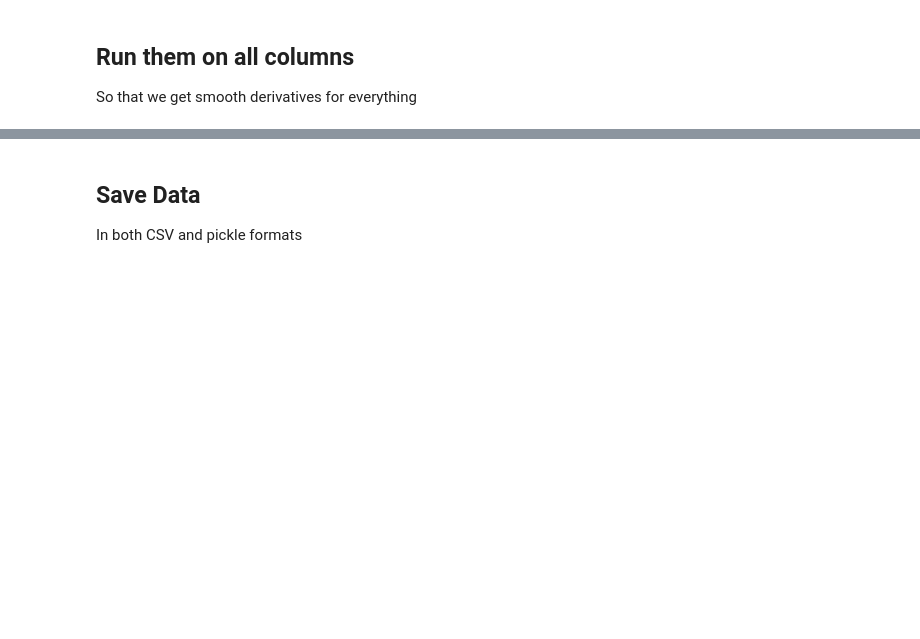
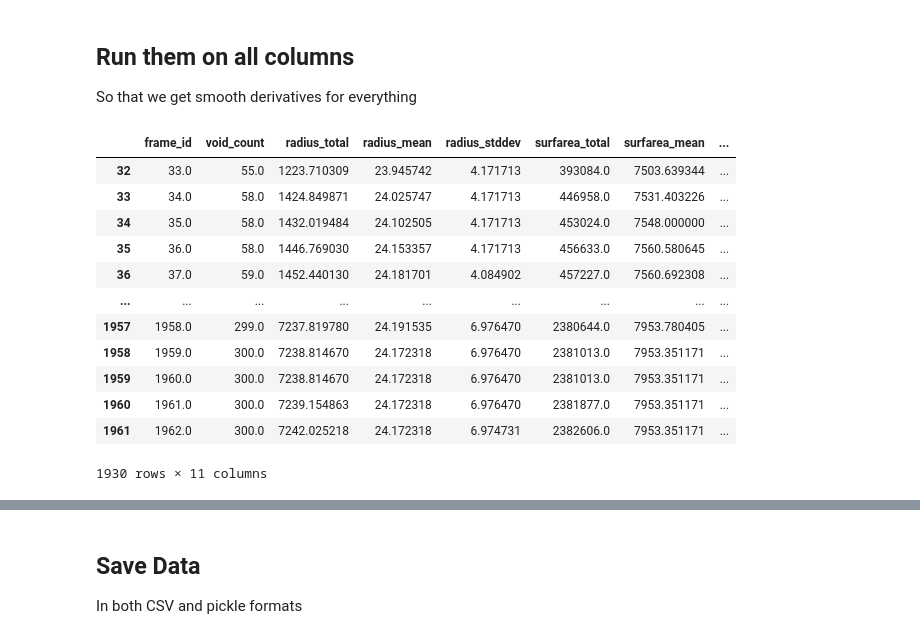
Before and after one commit to ivem-argonne/learning-damage-dynamics, a Jupyter notebook: 1_smooth-and-compute-derivatives.ipynb, the cells around one changed output, grey strips where cells are left out. Saved outputs shown, nothing was run; the diff lists cells and outputs as text; code cells hidden in the pictures; blank space fills up the shorter version.

```diff
--- a/1_smooth-and-compute-derivatives.ipynb
+++ b/1_smooth-and-compute-derivatives.ipynb
@@ -87,4 +87,20 @@ for c in tqdm(data_cols):
 
     # Compute derivatives of the smoothed data
     smooth_data[f'{c}_dt'] = spline.derivative(1)(data['frame_id'])
+# %%
+data
+# %% [output]
+|  | frame_id | void_count | radius_total | radius_mean | radius_stddev | surfarea_total | surfarea_mean | ... |
+| 32 | 33.0 | 55.0 | 1223.710309 | 23.945742 | 4.171713 | 393084.0 | 7503.639344 | ... |
+| 33 | 34.0 | 58.0 | 1424.849871 | 24.025747 | 4.171713 | 446958.0 | 7531.403226 | ... |
+| 34 | 35.0 | 58.0 | 1432.019484 | 24.102505 | 4.171713 | 453024.0 | 7548.000000 | ... |
+| 35 | 36.0 | 58.0 | 1446.769030 | 24.153357 | 4.171713 | 456633.0 | 7560.580645 | ... |
+| 36 | 37.0 | 59.0 | 1452.440130 | 24.181701 | 4.084902 | 457227.0 | 7560.692308 | ... |
+| ... | ... | ... | ... | ... | ... | ... | ... | ... |
+| 1957 | 1958.0 | 299.0 | 7237.819780 | 24.191535 | 6.976470 | 2380644.0 | 7953.780405 | ... |
+| 1958 | 1959.0 | 300.0 | 7238.814670 | 24.172318 | 6.976470 | 2381013.0 | 7953.351171 | ... |
+| 1959 | 1960.0 | 300.0 | 7238.814670 | 24.172318 | 6.976470 | 2381013.0 | 7953.351171 | ... |
+| 1960 | 1961.0 | 300.0 | 7239.154863 | 24.172318 | 6.976470 | 2381877.0 | 7953.351171 | ... |
+| 1961 | 1962.0 | 300.0 | 7242.025218 | 24.172318 | 6.974731 | 2382606.0 | 7953.351171 | ... |
+1930 rows × 11 columns
 # %%
```
Also changed, not shown: parts of 2 cells of this notebook, 3 other files.
